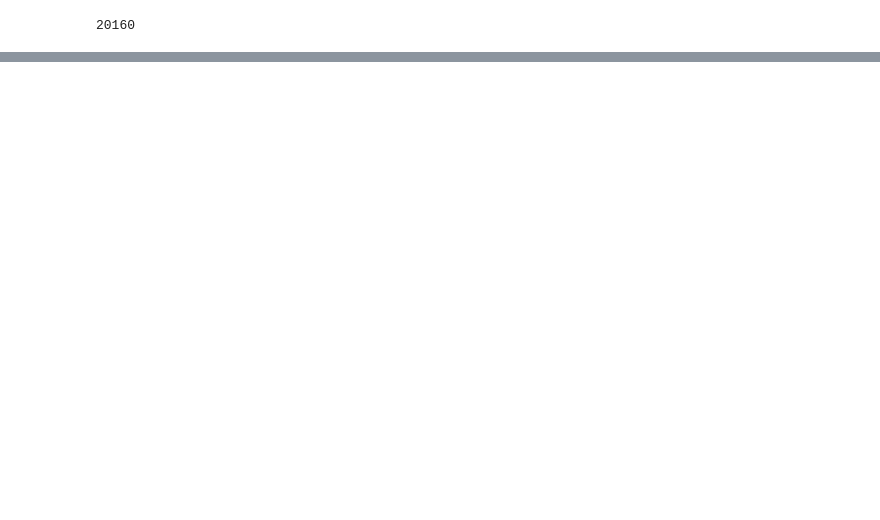
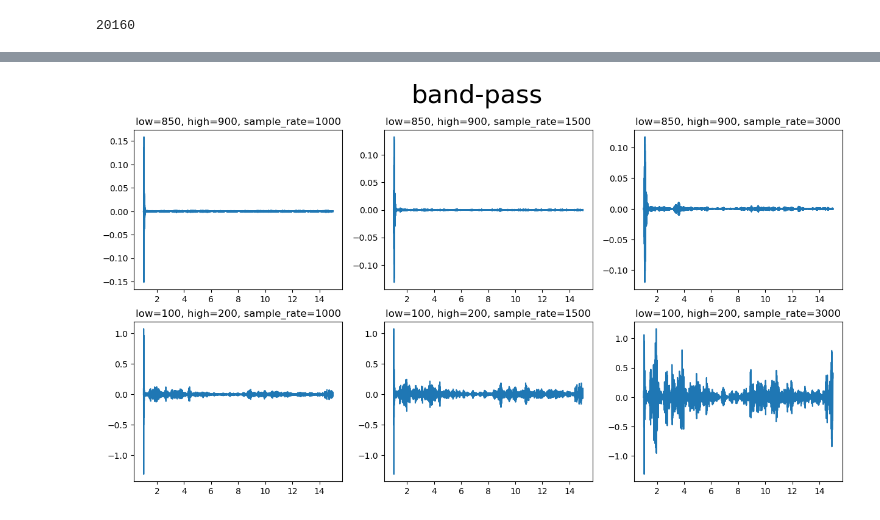
Before and after one commit to alexmarmaliuk/Space_Weather_Project, a Jupyter notebook: third_try.ipynb, the cells around one changed output, grey strips where cells are left out. Drawn from its saved outputs; the diff is of its cells as text; code cells hidden in the pictures; blank space fills up the shorter version.

```diff
--- a/third_try.ipynb
+++ b/third_try.ipynb
@@ -88,0 +83,20 @@ a[2:2]
+# %%
+from scipy.signal import butter, lfilter
+
+def butter_bandpass(lowcut, highcut, fs, order=5):
+    nyq = 0.5 * fs
+    low = lowcut / nyq
+    high = highcut / nyq
+    b, a = butter(order, [low, high], btype='band')
+    return b, a
+
+
+def butter_bandpass_filter(data, lowcut, highcut, fs, order=5):
+    b, a = butter_bandpass(lowcut, highcut, fs, order=order)
+    y = lfilter(b, a, data)
+    return y
+
+def bandpass(fs, lowcut=500.0, highcut=1250.0):
+    # lowcut = 500.0
+    # highcut = 1250.0
+    return butter_bandpass_filter(df.y, lowcut, highcut, fs = 2*fs)
@@ -88,0 +107,44 @@ a[2:2]
+# %%
+# fig = plt.figure(figsize=(fig_size, fig_size/2))
+figure, axis = plt.subplots(2, 3, figsize=(fig_size, fig_size/2))
+figure.suptitle('band-pass' , fontsize=30)
+
+high = 900
+low = 850
+sr = 1000
+axis[0, 0].plot(df.x, bandpass(highcut=high, lowcut=low, fs=sr))
+axis[0, 0].set_title(f"low={low}, high={high}, sample_rate={sr}")
+
+# high = 600
+# low = 580
+sr = 1500
+axis[0, 1].plot(df.x, bandpass(highcut=high, lowcut=low, fs=sr))
+axis[0, 1].set_title(f"low={low}, high={high}, sample_rate={sr}")
+
+# high = 600
+# low = 580
+sr = 3000
+axis[0, 2].plot(df.x, bandpass(highcut=high, lowcut=low, fs=sr))
+axis[0, 2].set_title(f"low={low}, high={high}, sample_rate={sr}")
+
+high = 200
+low = 100
+sr = 1000
+axis[1, 0].plot(df.x, bandpass(highcut=high, lowcut=low, fs=sr))
+axis[1, 0].set_title(f"low={low}, high={high}, sample_rate={sr}")
+
+# high = 200
+# low = 100
+sr = 1500
+axis[1, 1].plot(df.x, bandpass(highcut=high, lowcut=low, fs=sr))
+axis[1, 1].set_title(f"low={low}, high={high}, sample_rate={sr}")
+
+# high = 200
+# low = 100
+sr = 3000
+axis[1, 2].plot(df.x, bandpass(highcut=high, lowcut=low, fs=sr))
+axis[1, 2].set_title(f"low={low}, high={high}, sample_rate={sr}")
+
+plt.show()
+# %% [output]
+[figure, added]
```
Also changed, not shown: parts of 10 cells of this notebook.
